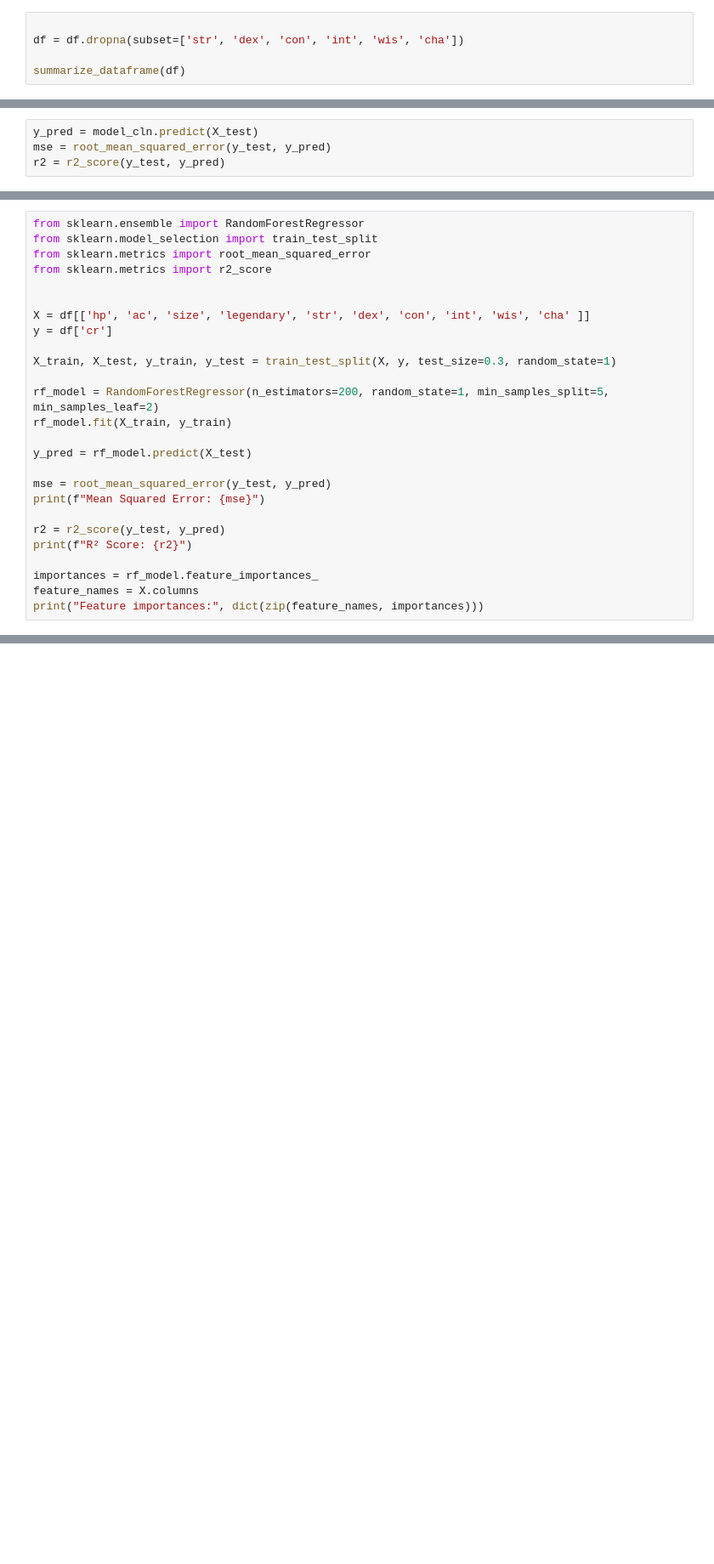
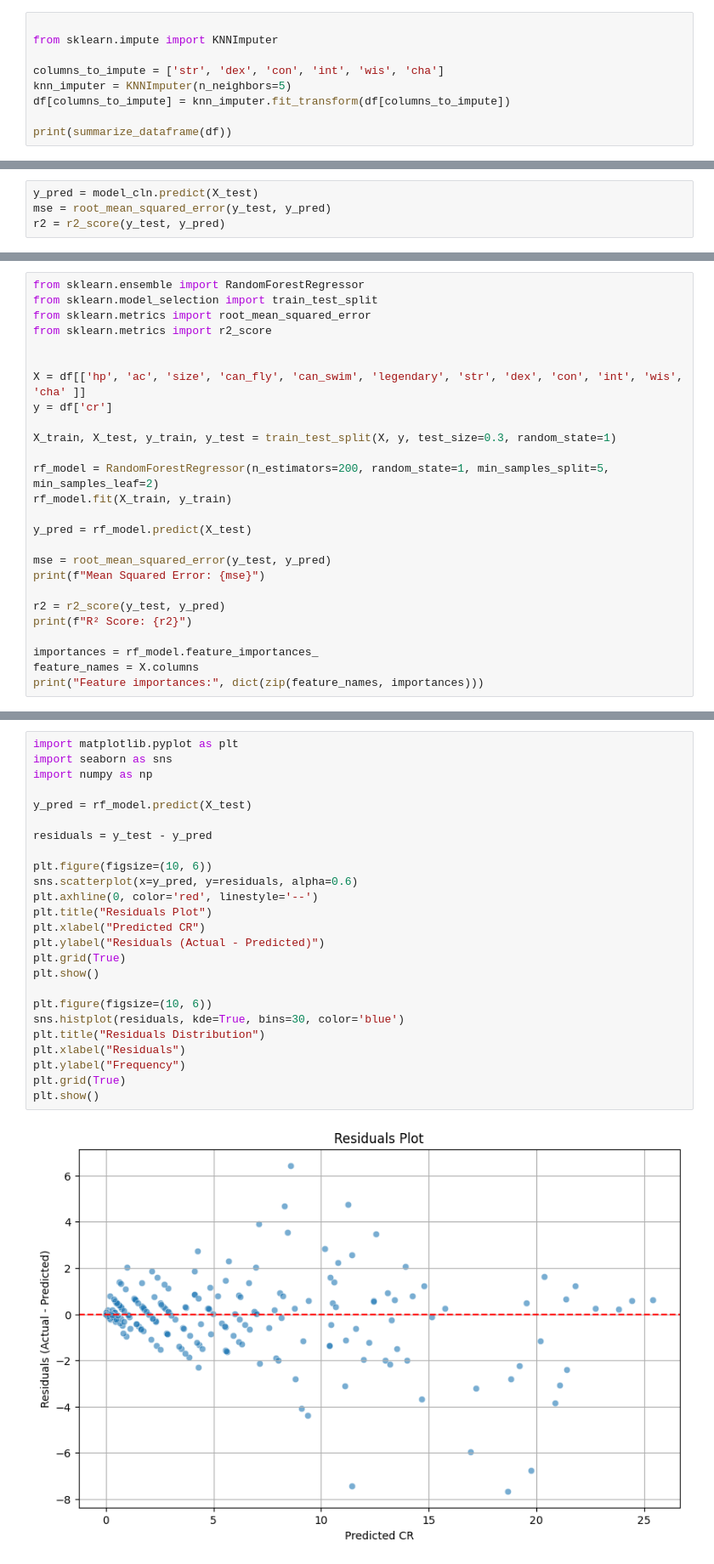
Before and after one commit to duradenzel/Individual-Challange, a Jupyter notebook: Individual challenge.ipynb, the cells around one changed output, grey strips where cells are left out. Shown at 85% size. Cells and saved outputs as stored; diff of their text form; blank space fills up the shorter version.

```diff
--- a/Individual challenge.ipynb
+++ b/Individual challenge.ipynb
@@ -469,6 +538,10 @@ So for now, let's proceed with the missing rows from our dataset
 # %%
 
-df = df.dropna(subset=['str', 'dex', 'con', 'int', 'wis', 'cha'])
+from sklearn.impute import KNNImputer
 
-summarize_dataframe(df)
+columns_to_impute = ['str', 'dex', 'con', 'int', 'wis', 'cha']
+knn_imputer = KNNImputer(n_neighbors=5)
+df[columns_to_impute] = knn_imputer.fit_transform(df[columns_to_impute])
+
+print(summarize_dataframe(df))
 # %% [output]
@@ -548,7 +623,7 @@ from sklearn.metrics import root_mean_squared_error
 from sklearn.metrics import r2_score
 
 
-X = df[['hp', 'ac', 'size', 'legendary', 'str', 'dex', 'con', 'int', 'wis', 'cha' ]]
+X = df[['hp', 'ac', 'size', 'can_fly', 'can_swim', 'legendary', 'str', 'dex', 'con', 'int', 'wis', 'cha' ]]
 y = df['cr']
 
 X_train, X_test, y_train, y_test = train_test_split(X, y, test_size=0.3, random_state=1)
@@ -582,0 +667,27 @@ The results suggest that while Random Forest is good for improving prediction ac
+# %%
+import matplotlib.pyplot as plt
+import seaborn as sns
+import numpy as np
+
+y_pred = rf_model.predict(X_test)
+
+residuals = y_test - y_pred
+
+plt.figure(figsize=(10, 6))
+sns.scatterplot(x=y_pred, y=residuals, alpha=0.6)
+plt.axhline(0, color='red', linestyle='--')
+plt.title("Residuals Plot")
+plt.xlabel("Predicted CR")
+plt.ylabel("Residuals (Actual - Predicted)")
+plt.grid(True)
+plt.show()
+
+plt.figure(figsize=(10, 6))
+sns.histplot(residuals, kde=True, bins=30, color='blue')
+plt.title("Residuals Distribution")
+plt.xlabel("Residuals")
+plt.ylabel("Frequency")
+plt.grid(True)
+plt.show()
+# %% [output]
+[figure, added]
```
Also changed, not shown: parts of 30 cells of this notebook, 8 other files.
